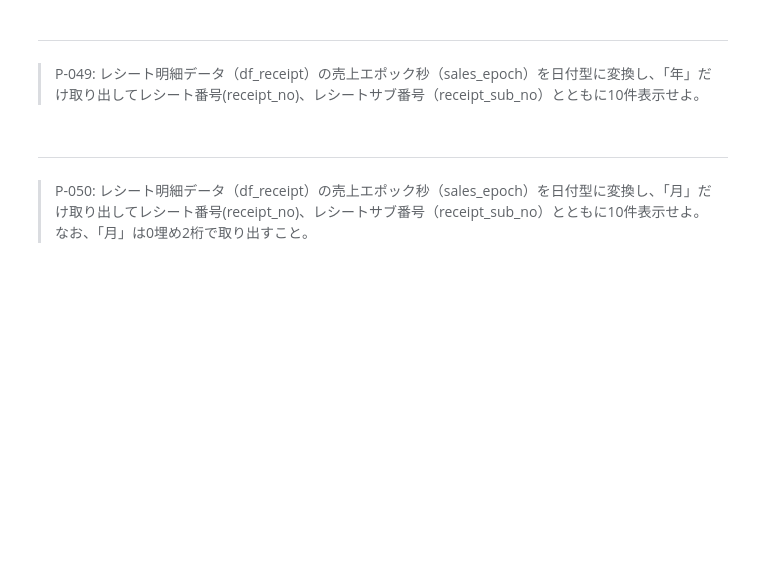
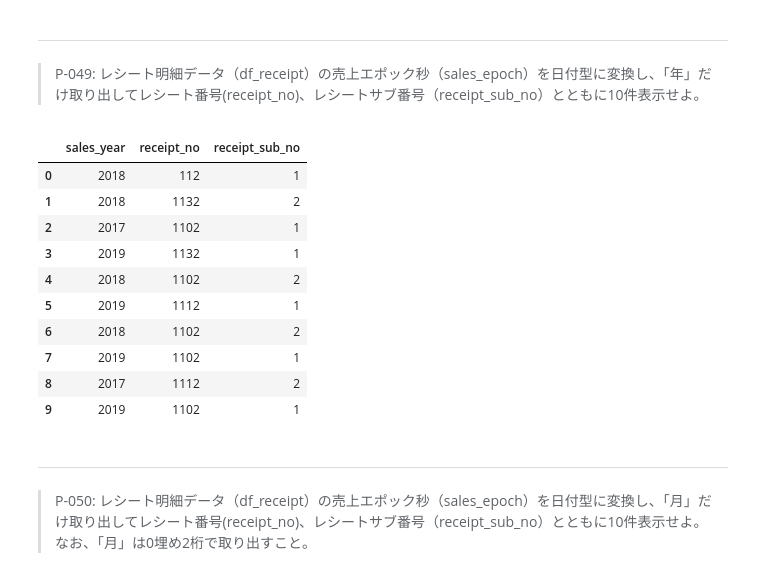
Before and after one commit to kamikami1997/DS100knock, a Jupyter notebook: preprocess_knock_Python_Colab.ipynb, the cells around one changed output. Cells and saved outputs as stored; diff of their text form; code cells hidden in the pictures; blank space fills up the shorter version.

```diff
--- a/preprocess_knock_Python_Colab.ipynb
+++ b/preprocess_knock_Python_Colab.ipynb
@@ -916,6 +974,24 @@ df_sales_summary_long
 # %% [markdown]
 ---
 > P-049: レシート明細データ（df_receipt）の売上エポック秒（sales_epoch）を日付型に変換し、「年」だけ取り出してレシート番号(receipt_no)、レシートサブ番号（receipt_sub_no）とともに10件表示せよ。
+# %%
+pd.concat([
+ pd.to_datetime(df_receipt["sales_epoch"], unit="s").dt.year.rename("sales_year"),
+ df_receipt[["receipt_no", "receipt_sub_no"]]
+], axis=1
+).head(10)
+# %% [output]
+|  | sales_year | receipt_no | receipt_sub_no |
+| 0 | 2018 | 112 | 1 |
+| 1 | 2018 | 1132 | 2 |
+| 2 | 2017 | 1102 | 1 |
+| 3 | 2019 | 1132 | 1 |
+| 4 | 2018 | 1102 | 2 |
+| 5 | 2019 | 1112 | 1 |
+| 6 | 2018 | 1102 | 2 |
+| 7 | 2019 | 1102 | 1 |
+| 8 | 2017 | 1112 | 2 |
+| 9 | 2019 | 1102 | 1 |
 # %% [markdown]
 ---
 > P-050: レシート明細データ（df_receipt）の売上エポック秒（sales_epoch）を日付型に変換し、「月」だけ取り出してレシート番号(receipt_no)、レシートサブ番号（receipt_sub_no）とともに10件表示せよ。なお、「月」は0埋め2桁で取り出すこと。
```
Also changed, not shown: parts of 6 cells of this notebook.
